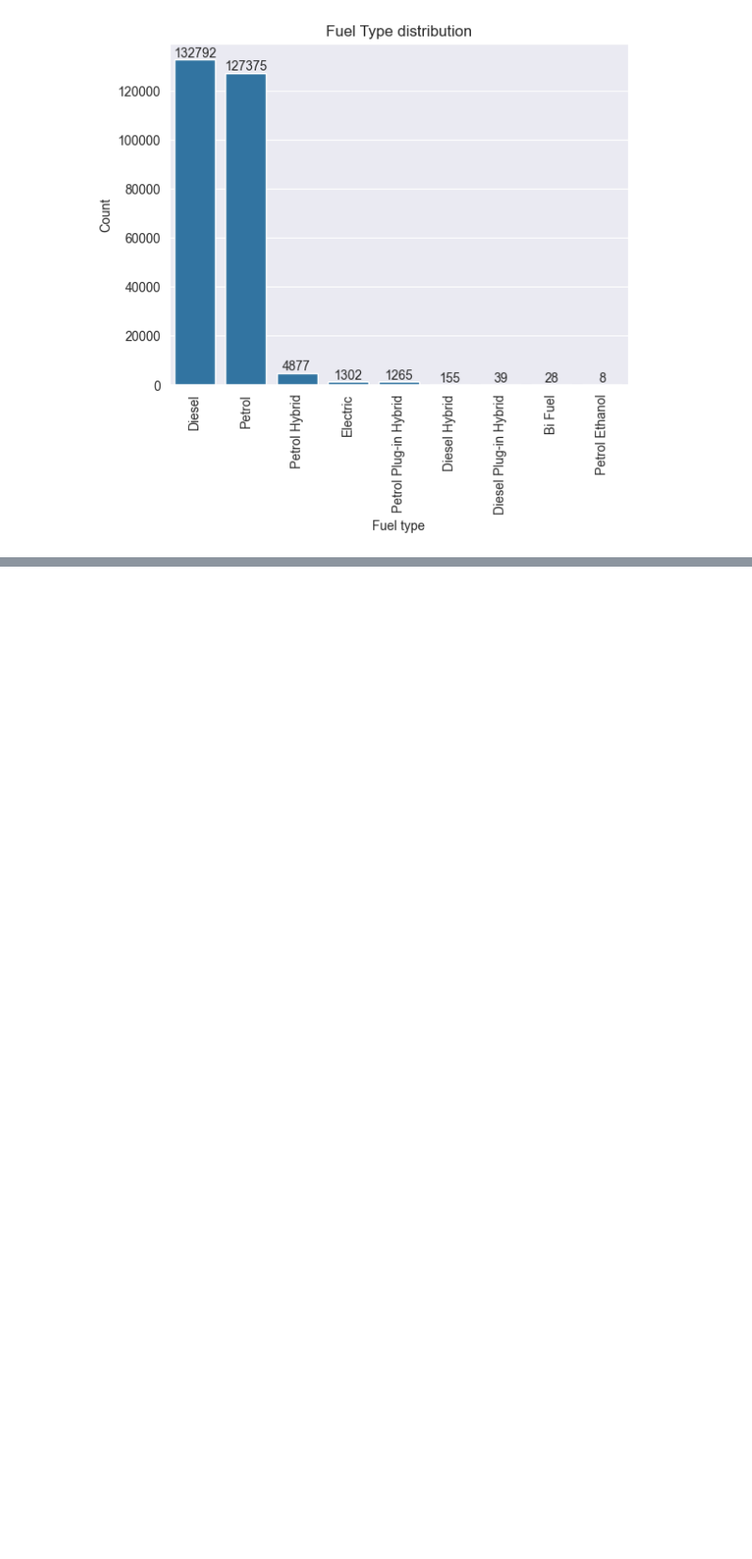
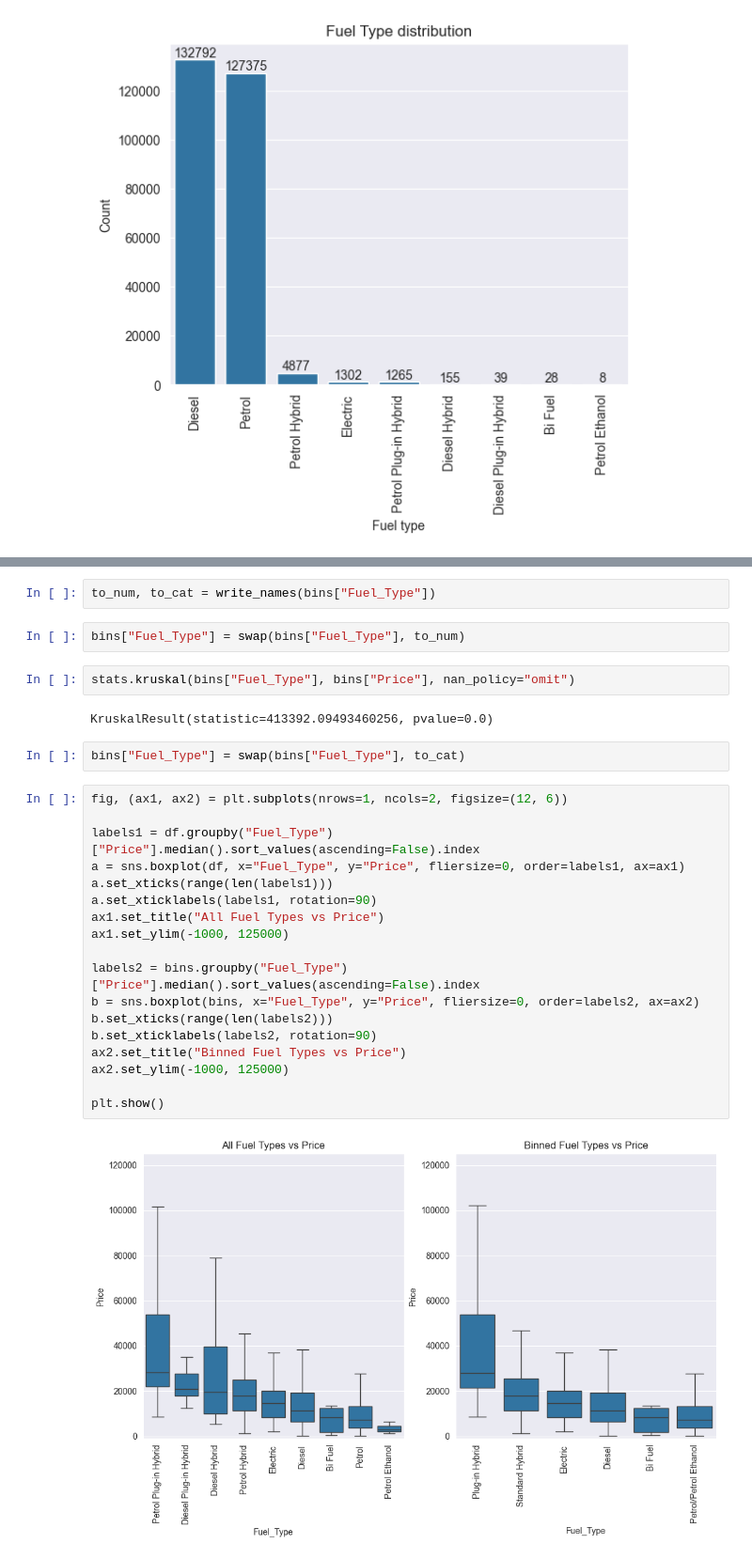
Before and after one commit to maciej-polcyn/data-processing-capstone-project, a Jupyter notebook: report.ipynb, the cells around one changed output, grey strips where cells are left out. Shown at 94% size. Drawn from its saved outputs; the diff is of its cells as text; blank space fills up the shorter version.

```diff
--- a/report.ipynb
+++ b/report.ipynb
@@ -247,0 +363,30 @@ plt.show()
+# %%
+to_num, to_cat = write_names(bins["Fuel_Type"])
+# %%
+bins["Fuel_Type"] = swap(bins["Fuel_Type"], to_num)
+# %%
+stats.kruskal(bins["Fuel_Type"], bins["Price"], nan_policy="omit")
+# %% [output]
+KruskalResult(statistic=413392.09493460256, pvalue=0.0)
+# %%
+bins["Fuel_Type"] = swap(bins["Fuel_Type"], to_cat)
+# %%
+fig, (ax1, ax2) = plt.subplots(nrows=1, ncols=2, figsize=(12, 6))
+
+labels1 = df.groupby("Fuel_Type")["Price"].median().sort_values(ascending=False).index
+a = sns.boxplot(df, x="Fuel_Type", y="Price", fliersize=0, order=labels1, ax=ax1)
+a.set_xticks(range(len(labels1)))
+a.set_xticklabels(labels1, rotation=90)
+ax1.set_title("All Fuel Types vs Price")
+ax1.set_ylim(-1000, 125000)
+
+labels2 = bins.groupby("Fuel_Type")["Price"].median().sort_values(ascending=False).index
+b = sns.boxplot(bins, x="Fuel_Type", y="Price", fliersize=0, order=labels2, ax=ax2)
+b.set_xticks(range(len(labels2)))
+b.set_xticklabels(labels2, rotation=90)
+ax2.set_title("Binned Fuel Types vs Price")
+ax2.set_ylim(-1000, 125000)
+
+plt.show()
+# %% [output]
+[figure, added]
```
Also changed, not shown: parts of 20 cells of this notebook, 1 other file.
